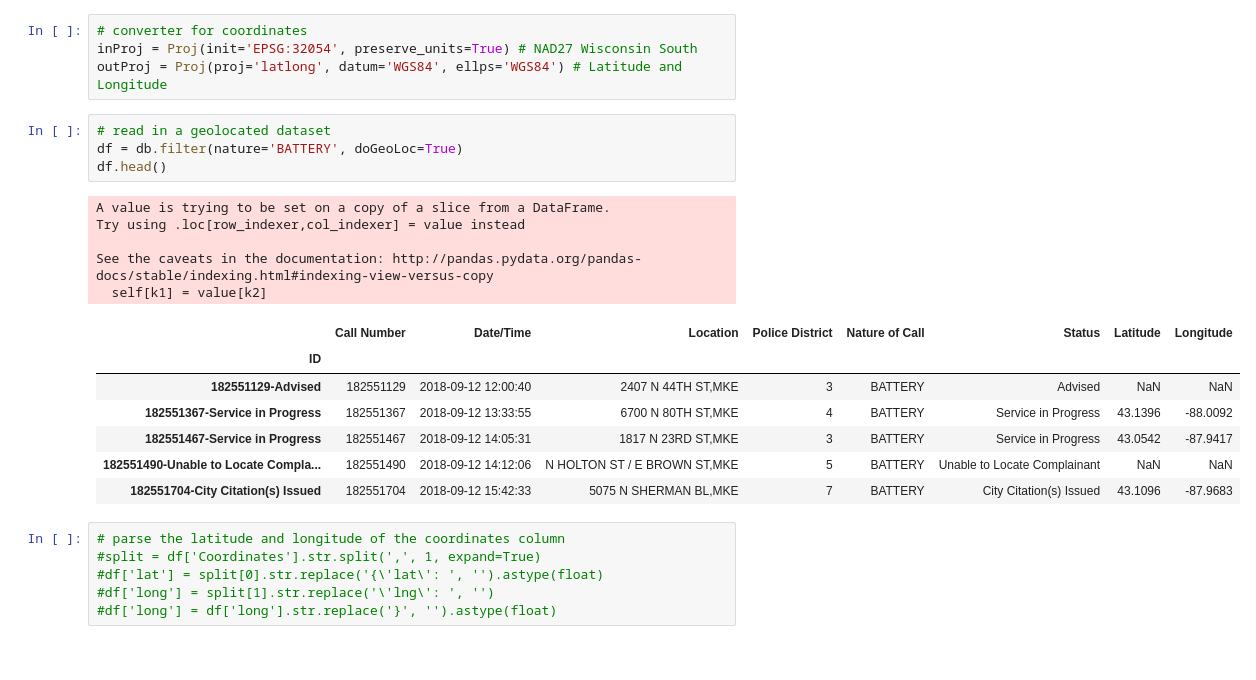
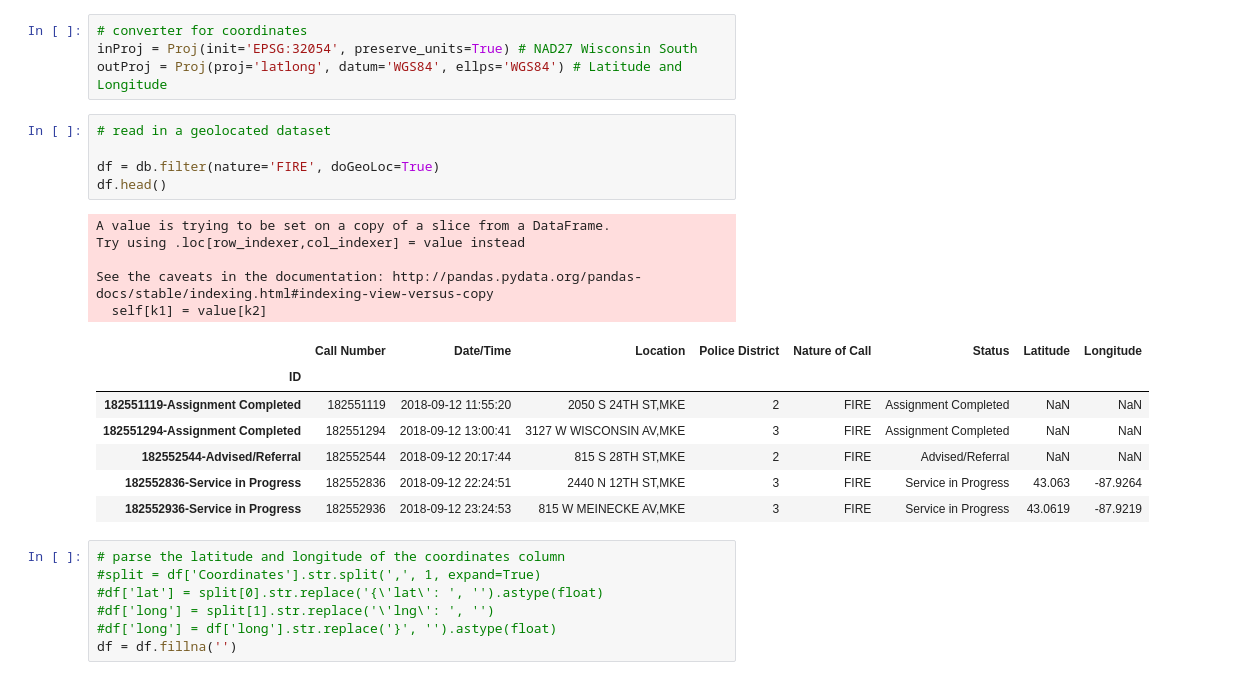
Before and after one commit to uofthcdslab/seniordesign1819, a Jupyter notebook: mapping/mke-dists-battery.ipynb, the cells around one changed output. Drawn from its saved outputs; the diff is of its cells as text.

```diff
--- a/mapping/mke-dists-battery.ipynb
+++ b/mapping/mke-dists-battery.ipynb
@@ -29,27 +29,29 @@ inProj = Proj(init='EPSG:32054', preserve_units=True) # NAD27 Wisconsin South
 outProj = Proj(proj='latlong', datum='WGS84', ellps='WGS84') # Latitude and Longitude
 # %%
 # read in a geolocated dataset
-df = db.filter(nature='BATTERY', doGeoLoc=True)
+
+df = db.filter(nature='FIRE', doGeoLoc=True)
 df.head()
 # %% [output]
 A value is trying to be set on a copy of a slice from a DataFrame.
 Try using .loc[row_indexer,col_indexer] = value instead
 
 See the caveats in the documentation: http://pandas.pydata.org/pandas-docs/stable/indexing.html#indexing-view-versus-copy
   self[k1] = value[k2]
 |  | Call Number | Date/Time | Location | Police District | Nature of Call | Status | Latitude | Longitude |
 | ID |  |  |  |  |  |  |  |  |
-| 182551129-Advised | 182551129 | 2018-09-12 12:00:40 | 2407 N 44TH ST,MKE | 3 | BATTERY | Advised | NaN | NaN |
-| 182551367-Service in Progress | 182551367 | 2018-09-12 13:33:55 | 6700 N 80TH ST,MKE | 4 | BATTERY | Service in Progress | 43.1396 | -88.0092 |
-| 182551467-Service in Progress | 182551467 | 2018-09-12 14:05:31 | 1817 N 23RD ST,MKE | 3 | BATTERY | Service in Progress | 43.0542 | -87.9417 |
-| 182551490-Unable to Locate Compla... | 182551490 | 2018-09-12 14:12:06 | N HOLTON ST / E BROWN ST,MKE | 5 | BATTERY | Unable to Locate Complainant | NaN | NaN |
-| 182551704-City Citation(s) Issued | 182551704 | 2018-09-12 15:42:33 | 5075 N SHERMAN BL,MKE | 7 | BATTERY | City Citation(s) Issued | 43.1096 | -87.9683 |
+| 182551119-Assignment Completed | 182551119 | 2018-09-12 11:55:20 | 2050 S 24TH ST,MKE | 2 | FIRE | Assignment Completed | NaN | NaN |
+| 182551294-Assignment Completed | 182551294 | 2018-09-12 13:00:41 | 3127 W WISCONSIN AV,MKE | 3 | FIRE | Assignment Completed | NaN | NaN |
+| 182552544-Advised/Referral | 182552544 | 2018-09-12 20:17:44 | 815 S 28TH ST,MKE | 2 | FIRE | Advised/Referral | NaN | NaN |
+| 182552836-Service in Progress | 182552836 | 2018-09-12 22:24:51 | 2440 N 12TH ST,MKE | 3 | FIRE | Service in Progress | 43.063 | -87.9264 |
+| 182552936-Service in Progress | 182552936 | 2018-09-12 23:24:53 | 815 W MEINECKE AV,MKE | 3 | FIRE | Service in Progress | 43.0619 | -87.9219 |
 # %%
 # parse the latitude and longitude of the coordinates column
 #split = df['Coordinates'].str.split(',', 1, expand=True)
 #df['lat'] = split[0].str.replace('{\'lat\': ', '').astype(float)
 #df['long'] = split[1].str.replace('\'lng\': ', '')
 #df['long'] = df['long'].str.replace('}', '').astype(float)
+df = df.fillna('')
 # %%
 # create a new dataframe with just the coordinates
 coords = df[['Latitude', 'Longitude']]
```
Also changed, not shown: parts of 8 cells of this notebook, 9 other files.
